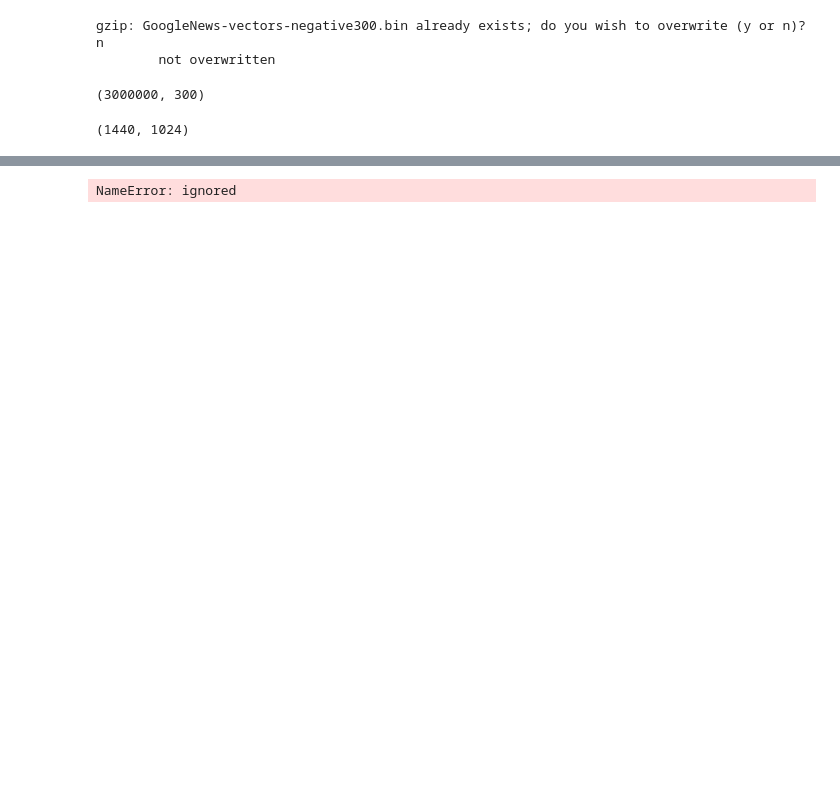
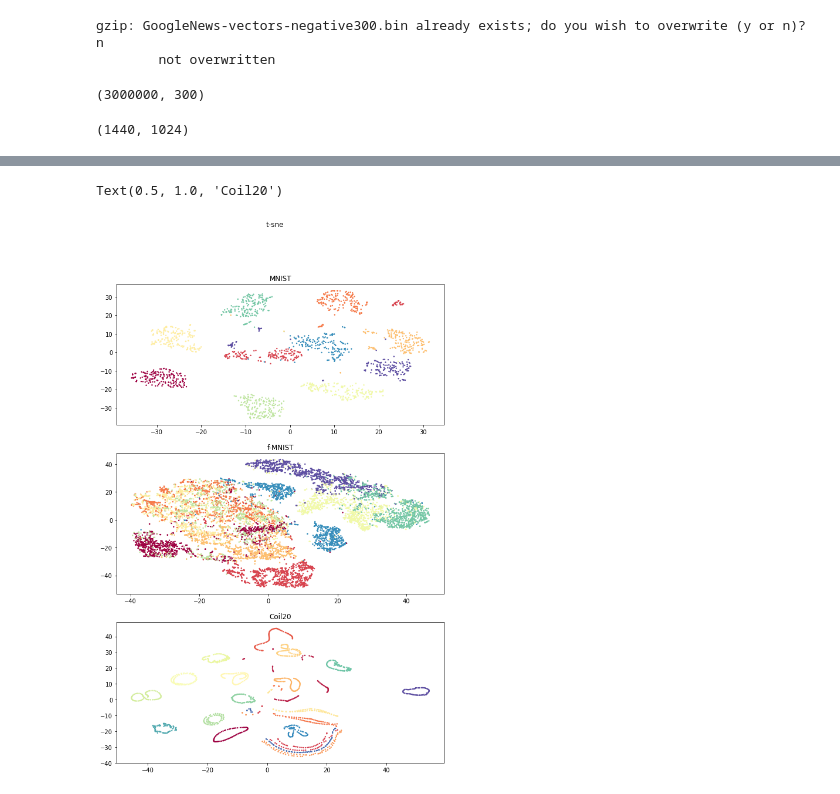
Before and after one commit to Alyona18/intelligent-systems-HW, a Jupyter notebook: second/DimensionalityReduction.ipynb, the cells around one changed output, grey strips where cells are left out. Cells and saved outputs as stored; diff of their text form; code cells hidden in the pictures; blank space fills up the shorter version.

```diff
--- a/second/DimensionalityReduction.ipynb
+++ b/second/DimensionalityReduction.ipynb
@@ -129,16 +135,28 @@ Text(0.5, 1.0, 'f-MNIST')
 # %%
-fig, axs = plt.subplots(2, figsize=(10, 15))
-fig.suptitle('PCA')
-embedding_pca_coil20 = pca.fit_transform(coil20)
 
-axs[0].scatter(embedding_pca_coil20[:,0], embedding_pca_coil20[:,1],
-                         cmap = 'Spectral', s = 2, c = mat['Y'])
-axs[0].set_title('Coil20')
-
-
-embedding_pca_G_news = pca.fit_transform(w_vectors)
+#embedding_pca_G_news = pca.fit_transform(w_vectors)
 #axs[1].scatter(embedding_pca_f_mnist[:,0],
 #                           embedding_pca_f_mnist[:,1], cmap = 'Spectral', s = 2, c = f_mnist_y_test)
 #axs[1].set_title('f-MNIST')
-# %% [output]
-NameError: ignored
+# %%
+fig, axs = plt.subplots(3, figsize=(10, 15))
+fig.suptitle('t-sne')
+embedding_tsne_mnist = tsne.fit_transform(mnist)
+
+axs[0].scatter(embedding_tsne_mnist[:,0], embedding_tsne_mnist[:,1],
+                         cmap = 'Spectral', s = 2, c = pre_mnist.target)
+axs[0].set_title('MNIST')
+
+embedding_tsne_f_mnist = tsne.fit_transform(f_mnist)
+axs[1].scatter(embedding_tsne_f_mnist[:,0],
+                           embedding_tsne_f_mnist[:,1], cmap = 'Spectral', s = 2, c = f_mnist_y_test)
+axs[1].set_title('f-MNIST')
+
+embedding_tsne_coil20 = tsne.fit_transform(coil20)
+
+axs[2].scatter(embedding_tsne_coil20[:,0], embedding_tsne_coil20[:,1],
+                         cmap = 'Spectral', s = 2, c = mat['Y'])
+axs[2].set_title('Coil20')
+# %% [output]
+Text(0.5, 1.0, 'Coil20')
+[figure, added]
```
Also changed, not shown: parts of 8 cells of this notebook.
